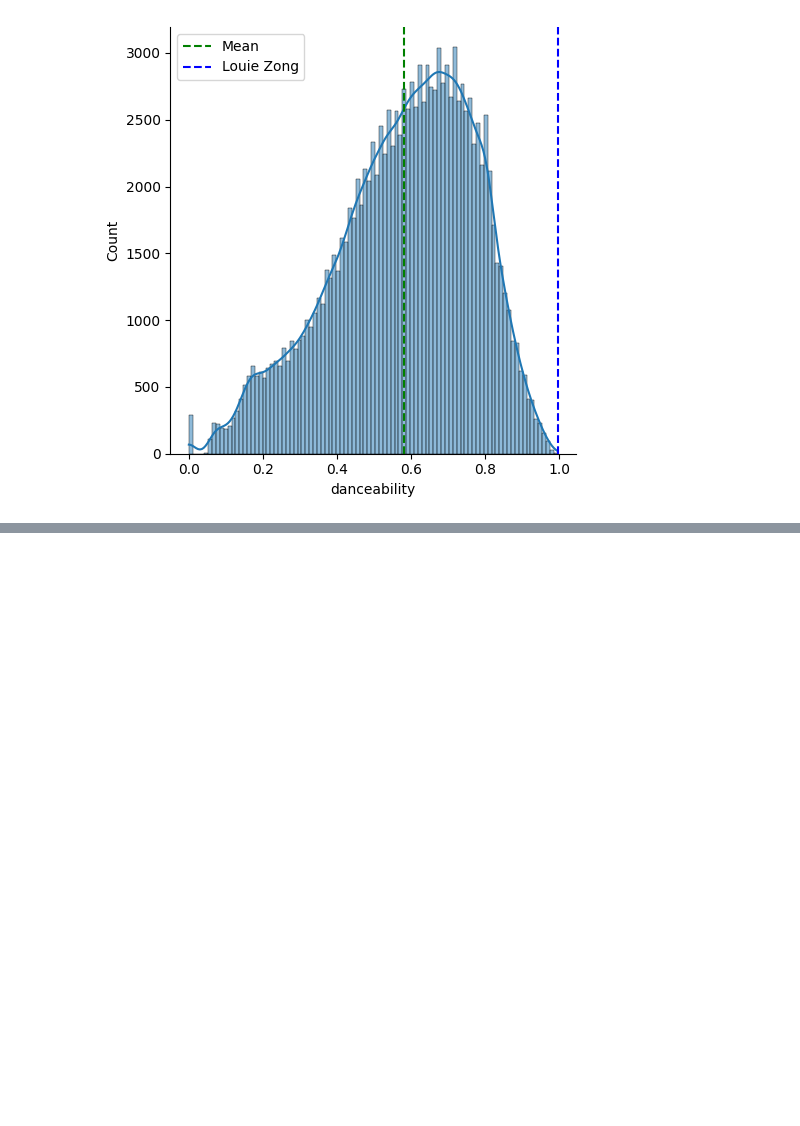
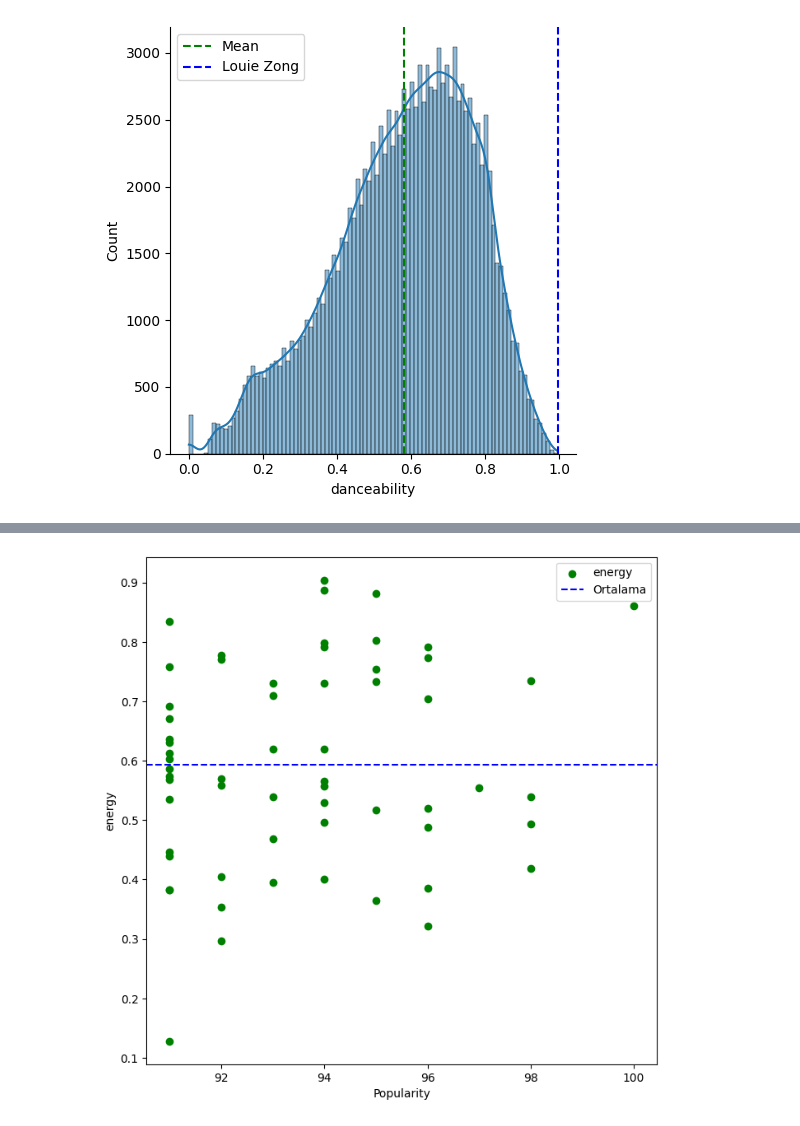
Before and after one commit to Yusuf-Cizlasmak/Exploratory-Data-Analysis, a Jupyter notebook: Spotify/Spotify.ipynb, the cells around one changed output, grey strips where cells are left out. Cells and saved outputs as stored; diff of their text form; code cells hidden in the pictures; blank space fills up the shorter version.

```diff
--- a/Spotify/Spotify.ipynb
+++ b/Spotify/Spotify.ipynb
@@ -264,0 +303,12 @@ Story-Telling kısmı;
+# %%
+#Şarkı enerjisi için ; 0.6'dan bir tık uzak bir yakın şarkılar yapabilirsiniz. Sektör'de düşük enerjili pek tutmuyor diyebiliriz.
+
+plt.figure(figsize=(8,8))
+plt.scatter(data=MostPopulardf, x='popularity', y='energy',color='green')
+plt.axhline(y=np.mean(MostPopulardf['energy']),c='blue',ls='--',label='Ortalama')
+plt.xlabel('Popularity')
+plt.ylabel('energy')
+plt.legend()
+plt.show()
+# %% [output]
+[figure, added]
```
Also changed, not shown: parts of 19 cells of this notebook.
